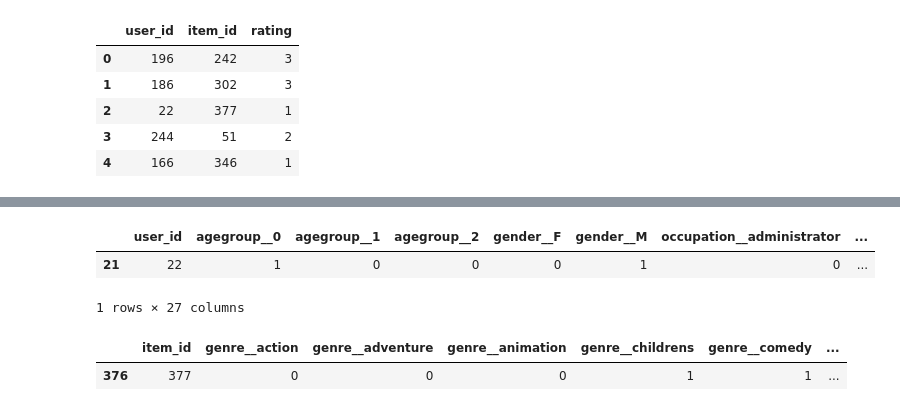
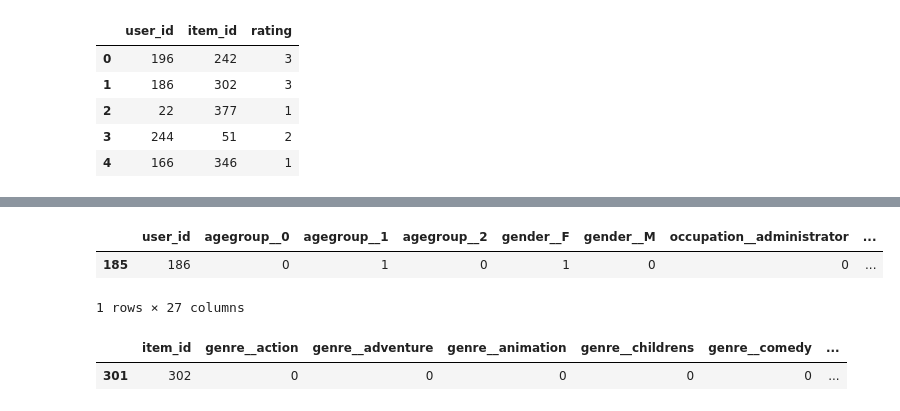
Before and after one commit to etlundquist/rankfm, a Jupyter notebook: notebooks/model-matrix.ipynb, the cells around one changed output, grey strips where cells are left out. Saved outputs shown, nothing was run; the diff lists cells and outputs as text; code cells hidden in the pictures.

```diff
--- a/notebooks/model-matrix.ipynb
+++ b/notebooks/model-matrix.ipynb
@@ -246,11 +301,11 @@ interaction: 4
 # %%
-users[users.user_id == 22]
+users[users.user_id == 186]
 # %% [output]
 |  | user_id | agegroup__0 | agegroup__1 | agegroup__2 | gender__F | gender__M | occupation__administrator | ... |
-| 21 | 22 | 1 | 0 | 0 | 0 | 1 | 0 | ... |
+| 185 | 186 | 0 | 1 | 0 | 1 | 0 | 0 | ... |
 1 rows × 27 columns
 # %%
-items[items.item_id == 377]
+items[items.item_id == 302]
 # %% [output]
 |  | item_id | genre__action | genre__adventure | genre__animation | genre__childrens | genre__comedy | ... |
-| 376 | 377 | 0 | 0 | 0 | 1 | 1 | ... |
+| 301 | 302 | 0 | 0 | 0 | 0 | 0 | ... |
```
Also changed, not shown: parts of 16 cells of this notebook, 1 other file.
